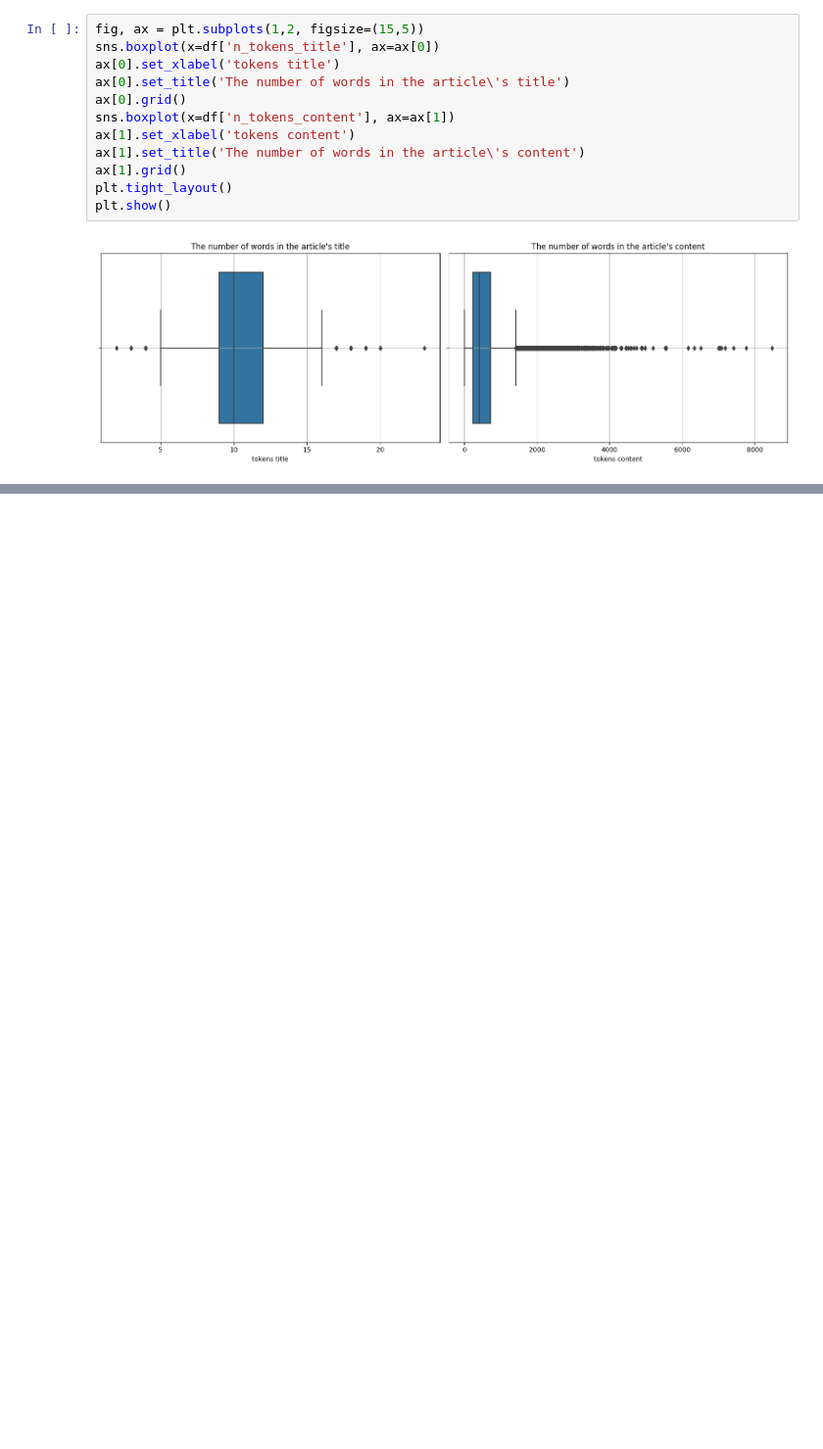
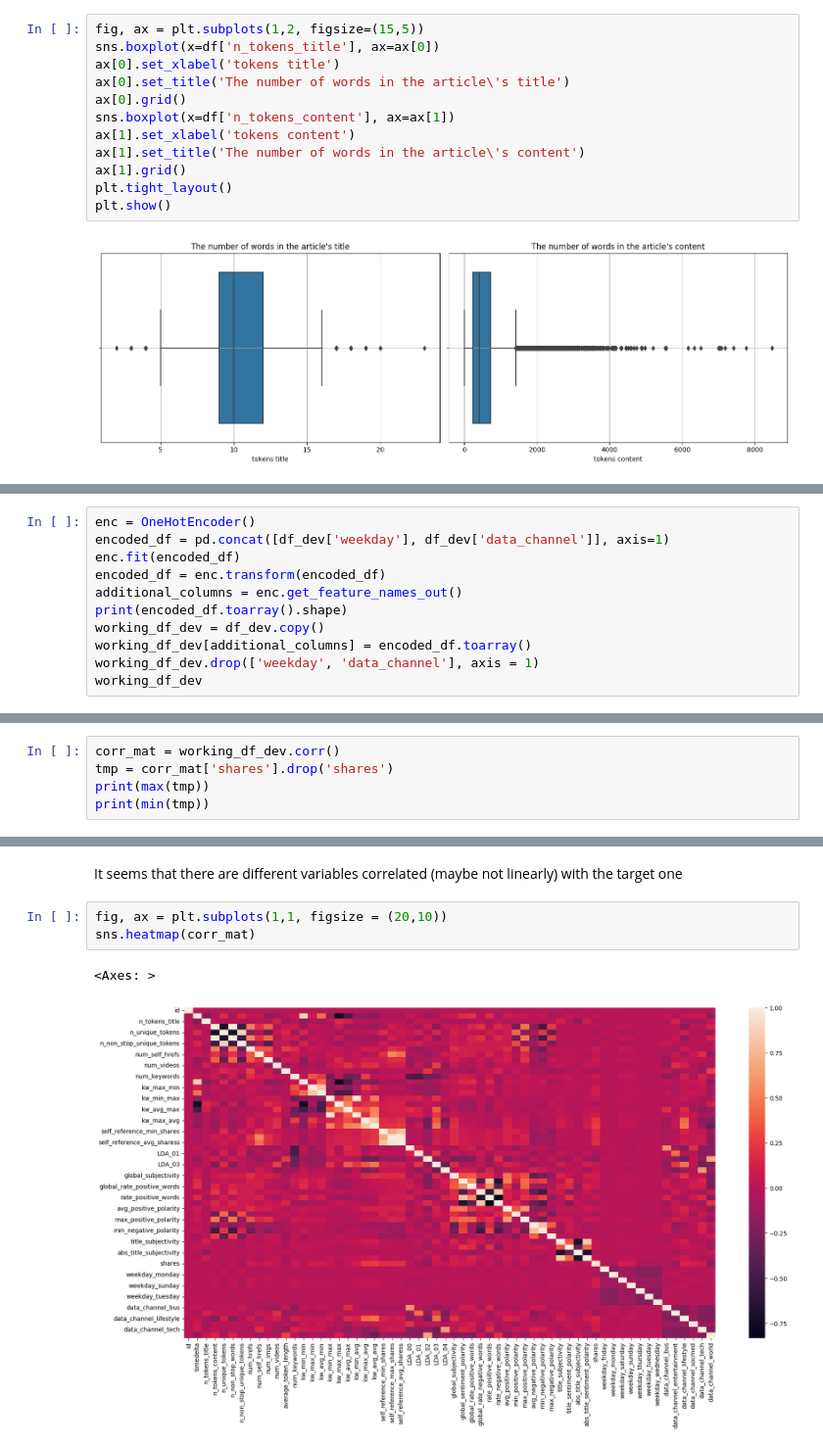
Before and after one commit to lolloberga/predict-shares-online-news, a Jupyter notebook: dataset_exploration.ipynb, the cells around one changed output, grey strips where cells are left out. Shown at 98% size. Cells and saved outputs as stored; diff of their text form; blank space fills up the shorter version.

Commit message:
add: linear correlation with the target variable study complete

```diff
--- a/dataset_exploration.ipynb
+++ b/dataset_exploration.ipynb
@@ -324,0 +356,11 @@ plt.show()
+# %%
+enc = OneHotEncoder()
+encoded_df = pd.concat([df_dev['weekday'], df_dev['data_channel']], axis=1)
+enc.fit(encoded_df)
+encoded_df = enc.transform(encoded_df)
+additional_columns = enc.get_feature_names_out()
+print(encoded_df.toarray().shape)
+working_df_dev = df_dev.copy()
+working_df_dev[additional_columns] = encoded_df.toarray()
+working_df_dev.drop(['weekday', 'data_channel'], axis = 1)
+working_df_dev
@@ -324,0 +385,5 @@ plt.show()
+# %%
+corr_mat = working_df_dev.corr()
+tmp = corr_mat['shares'].drop('shares')
+print(max(tmp))
+print(min(tmp))
@@ -324,0 +401,8 @@ plt.show()
+# %% [markdown]
+It seems that there are different variables correlated (maybe not linearly) with the target one
+# %%
+fig, ax = plt.subplots(1,1, figsize = (20,10))
+sns.heatmap(corr_mat)
+# %% [output]
+<Axes: >
+[figure, added]
```
Also changed, not shown: parts of 36 cells of this notebook.
